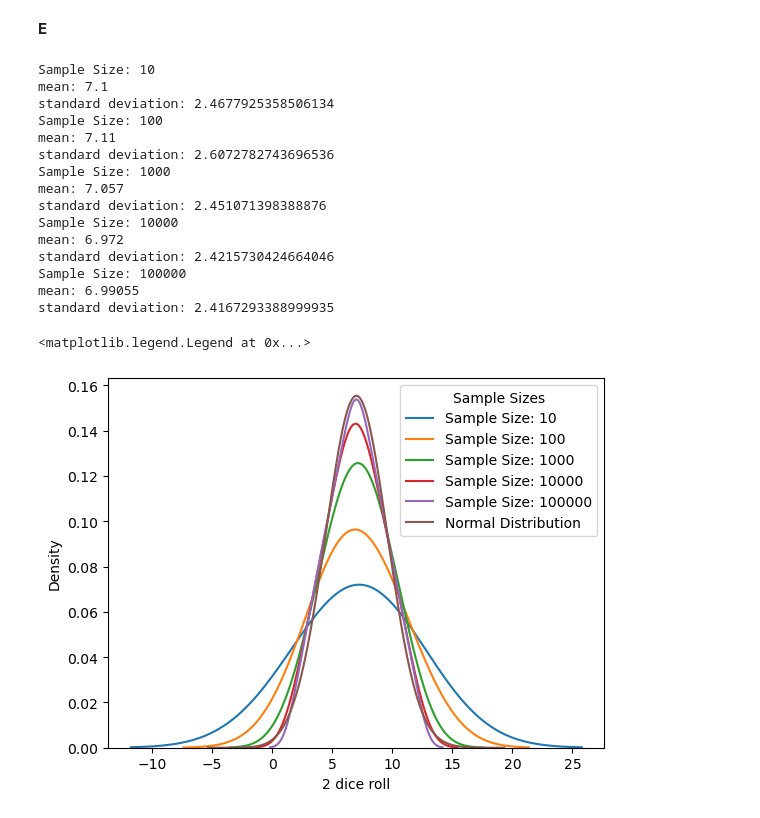
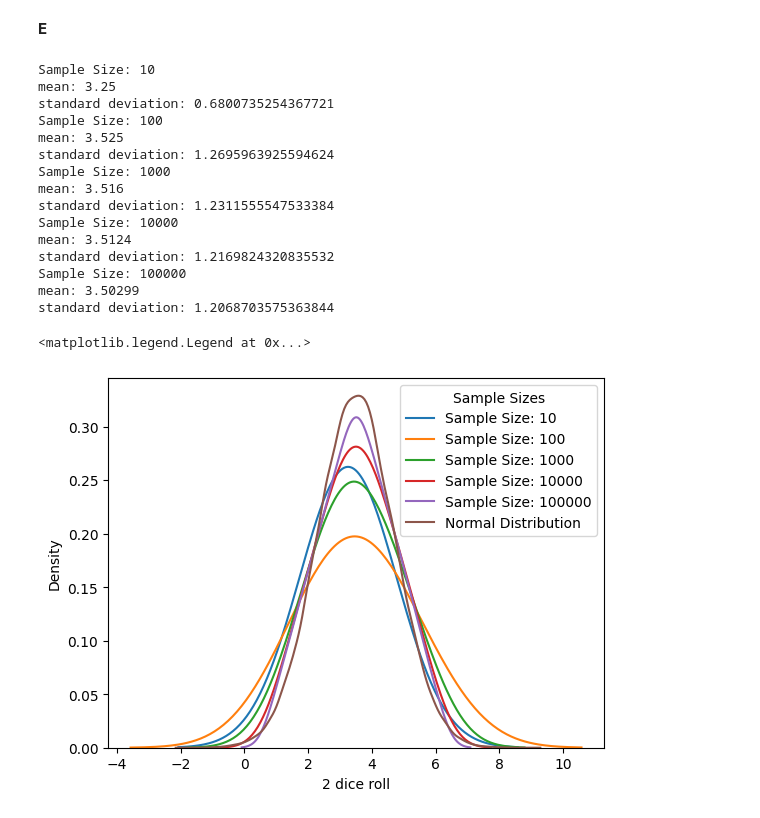
Before and after one commit to DavidRozenblumStudent/statisics_course_data_files, a Jupyter notebook: hw_3.ipynb, the cells around one changed output. Drawn from its saved outputs; the diff is of its cells as text; code cells hidden in the pictures.

```diff
--- a/hw_3.ipynb
+++ b/hw_3.ipynb
@@ -8,7 +17,7 @@ import seaborn as sns
 # %% [markdown]
 **Q1**
 # %%
-heights_data = pd.read_csv('../statsics_course_data_files/heights.csv')
+heights_data = pd.read_csv('statisics_course_data_files/heights.csv')
 X = heights_data.loc[:, 'HEIGHT'].values
 Y = heights_data.loc[:, 'WEIGHT'].values
 # %% [markdown]
@@ -227,7 +378,9 @@ plt.show()
 **B**
 # %%
 X4_2 = stats.randint.rvs(low=1, high=7, size=50000) + stats.randint.rvs(low=1, high=7, size=50000)
+X4_2 = X4_2 / 2
 X4_2_df = pd.DataFrame(X4_2, columns=['2 dice roll'])
-sns.kdeplot(data=X4_2_df, x='2 dice roll', bw_adjust=3)
+# sns.kdeplot(data=X4_2_df, x='2 dice roll', bw_adjust=3)
+sns.kdeplot(data=X4_2_df, x='2 dice roll')
 # %% [output]
 <Axes: xlabel='2 dice roll', ylabel='Density'>
@@ -243,10 +396,11 @@ Standard Deviation: 2.4182022677187285
 # %% [markdown]
 **D**
 # %%
-normal_dist = stats.norm.rvs(size=50000, loc = 7, scale = math.sqrt(35/6))
+normal_dist = stats.norm.rvs(size=50000, loc = 3.5, scale = math.sqrt(35/24))
 X4_2_df['Normal Distribution'] = normal_dist
-sns.kdeplot(data=X4_2_df, x='2 dice roll', bw_adjust=2)
-sns.kdeplot(data=X4_2_df, x='Normal Distribution', bw_adjust=2)
+sns.kdeplot(data=X4_2_df, x='2 dice roll')
+# sns.kdeplot(data=X4_2_df, x='Normal Distribution', bw_adjust=2)
+sns.kdeplot(data=X4_2_df, x='Normal Distribution')
 plt.legend(['x2', 'Normal Distribution'])
 # %% [output]
 <matplotlib.legend.Legend at 0x...>
@@ -256,29 +410,33 @@ plt.legend(['x2', 'Normal Distribution'])
 # %%
 sample_sizes = [10, 100, 1000, 10000, 100000]
 for sample_size in sample_sizes:
     X4_2_sample = stats.randint.rvs(low=1, high=7, size=sample_size) + stats.randint.rvs(low=1, high=7, size=sample_size)
+    X4_2_sample = X4_2_sample / 2
     X4_2_sample_df = pd.DataFrame(X4_2_sample, columns=['2 dice roll'])
     sns.kdeplot(data=X4_2_sample_df, x='2 dice roll', bw_adjust=3, label=f'Sample Size: {sample_size}')
+    # sns.kdeplot(data=X4_2_sample_df, x='2 dice roll', label=f'Sample Size: {sample_size}')
+
     print(f'Sample Size: {sample_size}')
     print('mean:', np.mean(X4_2_sample))
     print('standard deviation:', math.sqrt(variance(X4_2_sample)))
-sns.kdeplot(data=X4_2_df, x='Normal Distribution', bw_adjust=3, label='Normal Distribution')
+# sns.kdeplot(data=X4_2_df, x='Normal Distribution', bw_adjust=3, label='Normal Distribution')
+sns.kdeplot(data=X4_2_df, x='Normal Distribution', label='Normal Distribution')
 plt.legend(title='Sample Sizes')
 # %% [output]
 Sample Size: 10
-mean: 7.1
-standard deviation: 2.4677925358506134
+mean: 3.25
+standard deviation: 0.6800735254367721
 Sample Size: 100
-mean: 7.11
-standard deviation: 2.6072782743696536
+mean: 3.525
+standard deviation: 1.2695963925594624
 Sample Size: 1000
-mean: 7.057
-standard deviation: 2.451071398388876
+mean: 3.516
+standard deviation: 1.2311555547533384
 Sample Size: 10000
-mean: 6.972
-standard deviation: 2.4215730424664046
+mean: 3.5124
+standard deviation: 1.2169824320835532
 Sample Size: 100000
-mean: 6.99055
-standard deviation: 2.4167293388999935
+mean: 3.50299
+standard deviation: 1.2068703575363844
 <matplotlib.legend.Legend at 0x...>
-[figure, old version]
+[figure, new version]
```
Also changed, not shown: parts of 17 cells of this notebook.
